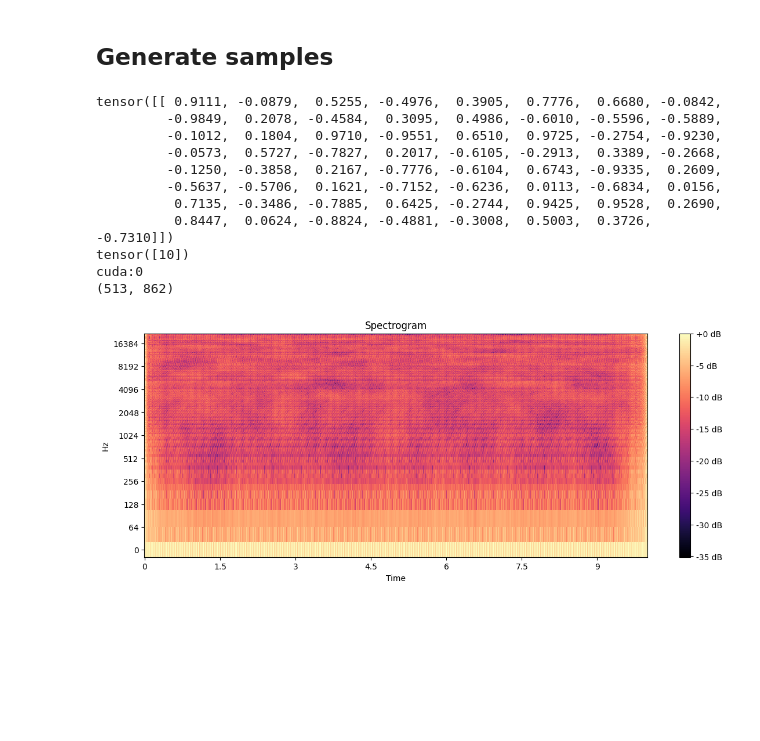
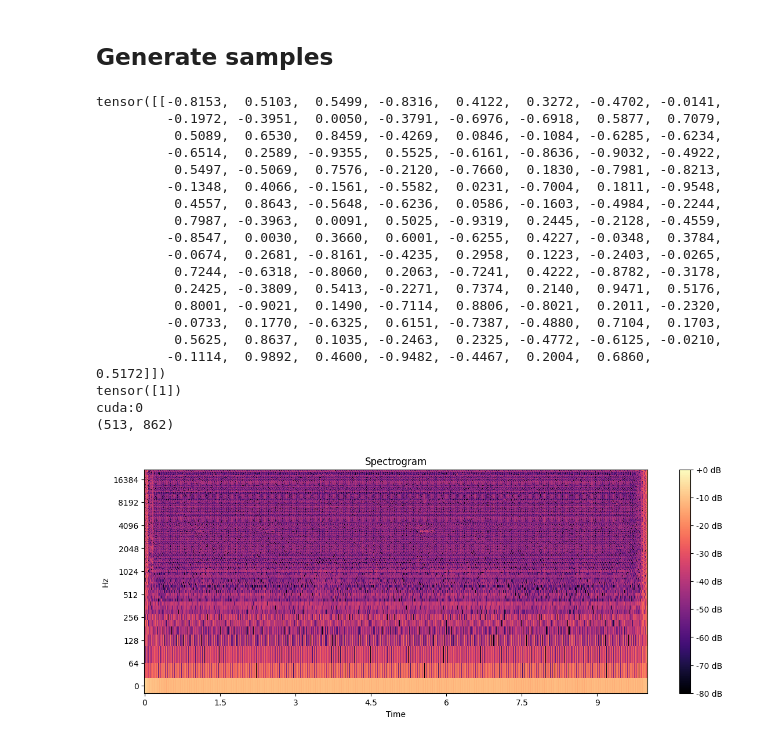
Before and after one commit to O-Albz/TIF360ProjectD, a Jupyter notebook: cvae_music_generation.ipynb, the cells around one changed output. Drawn from its saved outputs; the diff is of its cells as text; code cells hidden in the pictures; blank space fills up the shorter version.

```diff
--- a/cvae_music_generation.ipynb
+++ b/cvae_music_generation.ipynb
@@ -391,7 +408,7 @@ Training time: 2808.495 seconds
 # %%
 # Load best model weights after training
 best_model_path = best_callback.best_model_path
-model = cvae_actual_i_think.ConvCVAEPL.load_from_checkpoint(best_model_path, latent_size = 64, learning_rate = 1e-5, beta = 1e-3)
+model = cvae_actual_i_think.ConvCVAEPL.load_from_checkpoint(best_model_path, latent_size = 128, learning_rate = 1e-3)
 
 # Save model weights to a file (PyTorch format)
 torch.save(model.state_dict(), "/kaggle/working/best_model_weights_1.pth")
@@ -428,7 +445,7 @@ import soundfile as sf
 
 importlib.reload(cvae_actual_i_think) # Reload the cvae module to ensure it's up to date
 
-label = np.array([10])
+label = np.array([1])
 z = np.random.rand(1,model.model.latent_size) * 2 - 1
 
 print(torch.from_numpy(z).float())
@@ -455,41 +472,49 @@ D_real = (D_real * (D_real_std + 1e-8) * 16) + D_real_mean
 D_imag = (D_imag * (D_imag_std + 1e-8) * 16) + D_imag_mean
 # D_real = ((D_real + 1) / 2) * (D_max - D_min + 1e-8) + D_min
 # D_imag = ((D_imag + 1) / 2) * (D_max - D_min + 1e-8) + D_min
 
 D = D_real + 1j * D_imag
 
 print(D.shape)
 # plot the spectrogram using librosa
 import matplotlib.pyplot as plt
 sr = 44100
 plt.figure(figsize=(14, 5))
 librosa.display.specshow(librosa.amplitude_to_db(D_real, ref=np.max), sr=sr, x_axis='time', y_axis='log')
 plt.colorbar(format='%+2.0f dB')
 plt.title('Spectrogram')
 plt.show()
 
 
 
 # convert to audio
 y = librosa.core.istft(D, hop_length=512, win_length=1024, window='hann')
 
 # save audio
 sf.write('sample.mp3', y, sr)
 
 # play the audio
 import IPython.display as ipd
 ipd.Audio(y, rate= sr)
 # %% [output]
-tensor([[ 0.9111, -0.0879,  0.5255, -0.4976,  0.3905,  0.7776,  0.6680, -0.0842,
-         -0.9849,  0.2078, -0.4584,  0.3095,  0.4986, -0.6010, -0.5596, -0.5889,
-         -0.1012,  0.1804,  0.9710, -0.9551,  0.6510,  0.9725, -0.2754, -0.9230,
-         -0.0573,  0.5727, -0.7827,  0.2017, -0.6105, -0.2913,  0.3389, -0.2668,
-         -0.1250, -0.3858,  0.2167, -0.7776, -0.6104,  0.6743, -0.9335,  0.2609,
-         -0.5637, -0.5706,  0.1621, -0.7152, -0.6236,  0.0113, -0.6834,  0.0156,
-          0.7135, -0.3486, -0.7885,  0.6425, -0.2744,  0.9425,  0.9528,  0.2690,
-          0.8447,  0.0624, -0.8824, -0.4881, -0.3008,  0.5003,  0.3726, -0.7310]])
-tensor([10])
+tensor([[-0.8153,  0.5103,  0.5499, -0.8316,  0.4122,  0.3272, -0.4702, -0.0141,
+         -0.1972, -0.3951,  0.0050, -0.3791, -0.6976, -0.6918,  0.5877,  0.7079,
+          0.5089,  0.6530,  0.8459, -0.4269,  0.0846, -0.1084, -0.6285, -0.6234,
+         -0.6514,  0.2589, -0.9355,  0.5525, -0.6161, -0.8636, -0.9032, -0.4922,
+          0.5497, -0.5069,  0.7576, -0.2120, -0.7660,  0.1830, -0.7981, -0.8213,
+         -0.1348,  0.4066, -0.1561, -0.5582,  0.0231, -0.7004,  0.1811, -0.9548,
+          0.4557,  0.8643, -0.5648, -0.6236,  0.0586, -0.1603, -0.4984, -0.2244,
+          0.7987, -0.3963,  0.0091,  0.5025, -0.9319,  0.2445, -0.2128, -0.4559,
+         -0.8547,  0.0030,  0.3660,  0.6001, -0.6255,  0.4227, -0.0348,  0.3784,
+         -0.0674,  0.2681, -0.8161, -0.4235,  0.2958,  0.1223, -0.2403, -0.0265,
+          0.7244, -0.6318, -0.8060,  0.2063, -0.7241,  0.4222, -0.8782, -0.3178,
+          0.2425, -0.3809,  0.5413, -0.2271,  0.7374,  0.2140,  0.9471,  0.5176,
+          0.8001, -0.9021,  0.1490, -0.7114,  0.8806, -0.8021,  0.2011, -0.2320,
+         -0.0733,  0.1770, -0.6325,  0.6151, -0.7387, -0.4880,  0.7104,  0.1703,
+          0.5625,  0.8637,  0.1035, -0.2463,  0.2325, -0.4772, -0.6125, -0.0210,
+         -0.1114,  0.9892,  0.4600, -0.9482, -0.4467,  0.2004,  0.6860,  0.5172]])
+tensor([1])
 cuda:0
 (513, 862)
-[figure, old version]
+[figure, new version]
 [interactive output not drawn]
```
Also changed, not shown: parts of 4 cells of this notebook, 1 other file.
